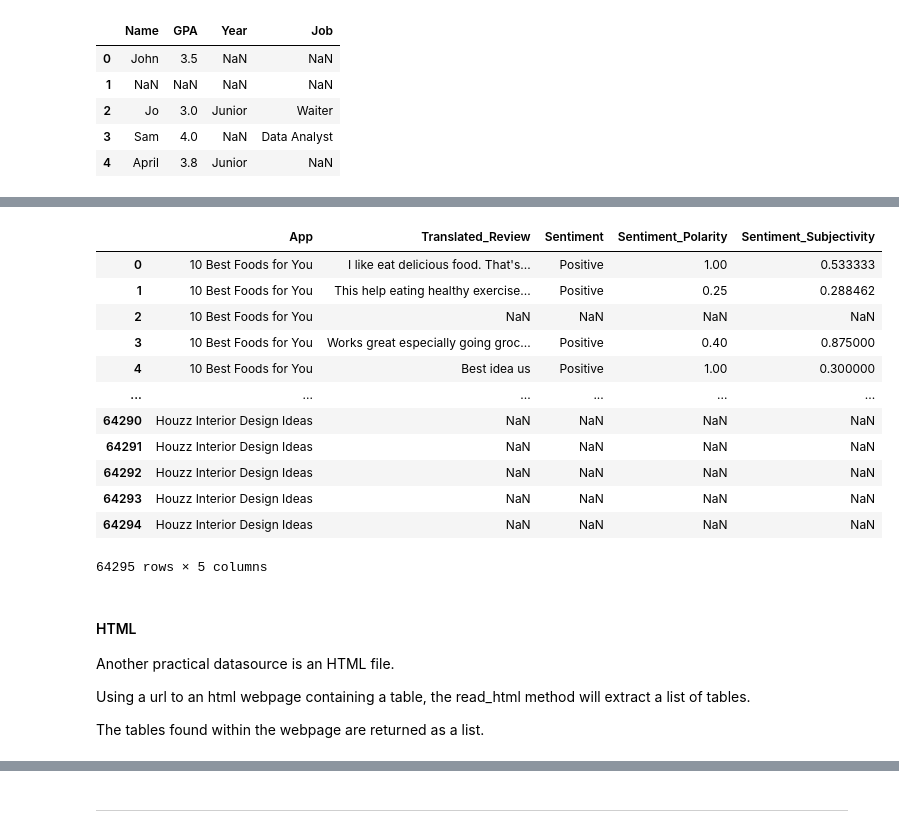
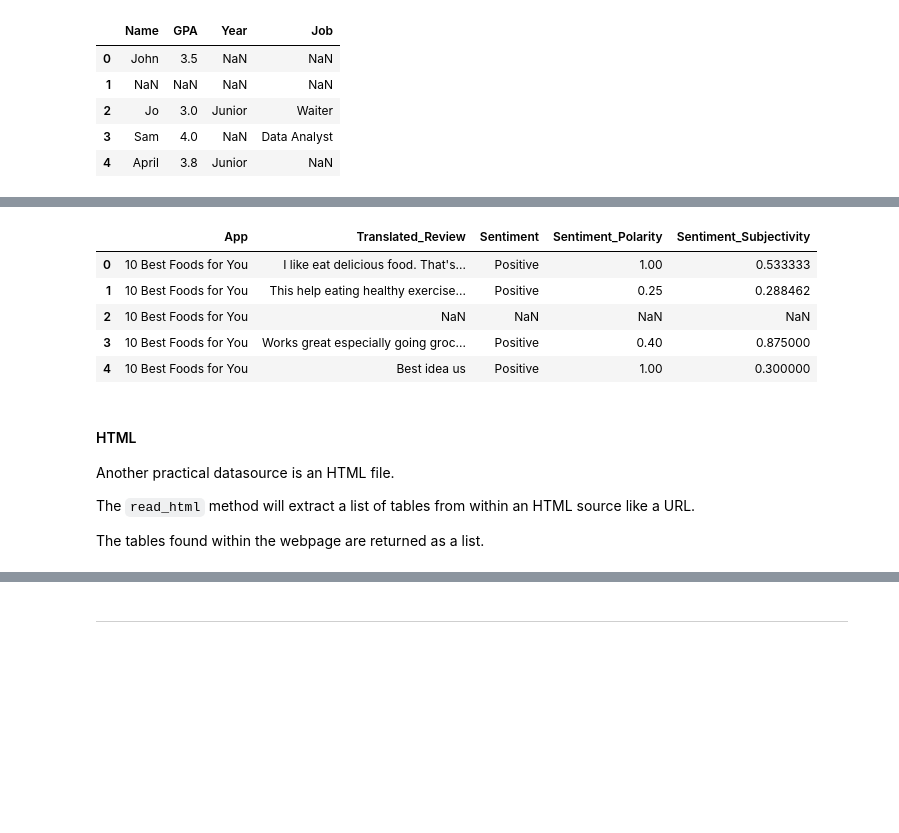
Before and after one commit to dylan-manchester/pandas-dataframe-tutorial, a Jupyter notebook: PandasDemo.ipynb, the cells around one changed output, grey strips where cells are left out. Saved outputs shown, nothing was run; the diff lists cells and outputs as text; code cells hidden in the pictures; blank space fills up the shorter version.

```diff
--- a/PandasDemo.ipynb
+++ b/PandasDemo.ipynb
@@ -152,25 +141,18 @@ apps
 # %%
-app_reviews = pd.read_csv("googleplaystore_user_reviews.csv")
-app_reviews
+app_reviews = pd.read_csv("data/googleplaystore_user_reviews.csv")
+app_reviews.head()
 # %% [output]
 |  | App | Translated_Review | Sentiment | Sentiment_Polarity | Sentiment_Subjectivity |
 | 0 | 10 Best Foods for You | I like eat delicious food. That's... | Positive | 1.00 | 0.533333 |
 | 1 | 10 Best Foods for You | This help eating healthy exercise... | Positive | 0.25 | 0.288462 |
 | 2 | 10 Best Foods for You | NaN | NaN | NaN | NaN |
 | 3 | 10 Best Foods for You | Works great especially going groc... | Positive | 0.40 | 0.875000 |
 | 4 | 10 Best Foods for You | Best idea us | Positive | 1.00 | 0.300000 |
-| ... | ... | ... | ... | ... | ... |
-| 64290 | Houzz Interior Design Ideas | NaN | NaN | NaN | NaN |
-| 64291 | Houzz Interior Design Ideas | NaN | NaN | NaN | NaN |
-| 64292 | Houzz Interior Design Ideas | NaN | NaN | NaN | NaN |
-| 64293 | Houzz Interior Design Ideas | NaN | NaN | NaN | NaN |
-| 64294 | Houzz Interior Design Ideas | NaN | NaN | NaN | NaN |
-64295 rows × 5 columns
 # %% [markdown]
 #### HTML
 
 Another practical datasource is an HTML file.
 
-Using a url to an html webpage containing a table, the read_html method will extract a list of tables.
+The `read_html` method will extract a list of tables from within an HTML source like a URL.
 
 The tables found within the webpage are returned as a list.
```
Also changed, not shown: parts of 87 cells of this notebook, 7 other files.
